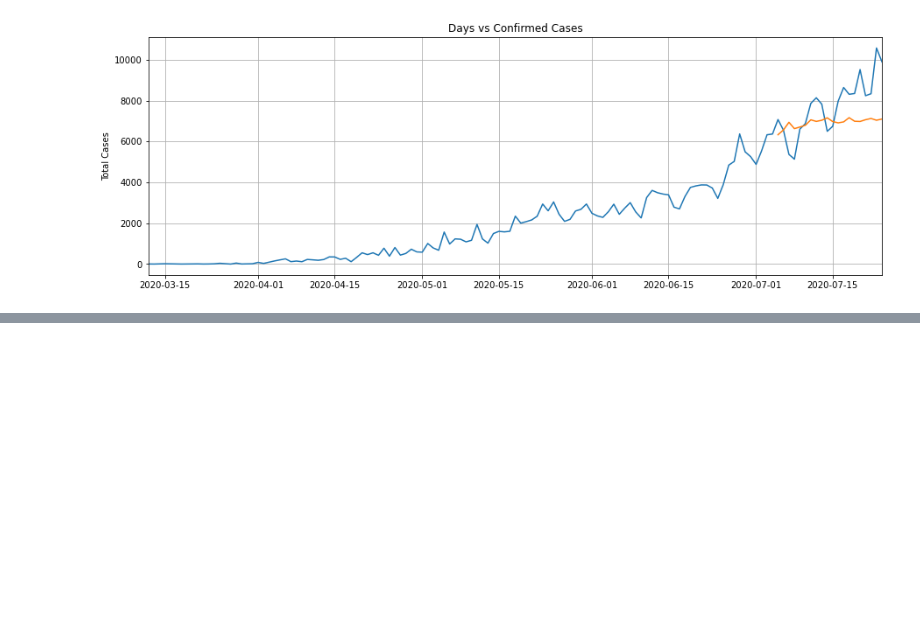
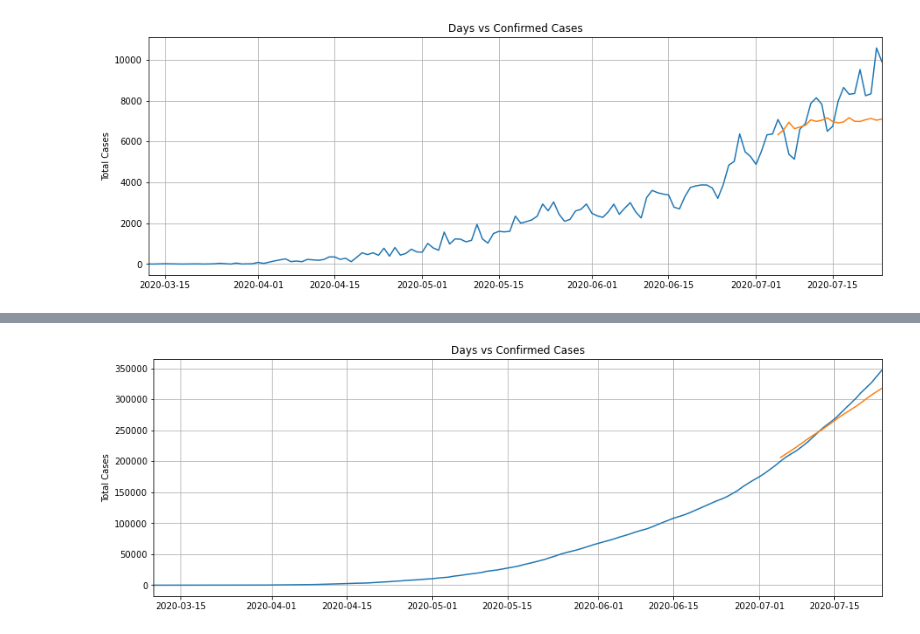
Before and after one commit to Thakur-Govind/C0VID19_Analysis_GT, a Jupyter notebook: Covid_19_India_Analysis_RNN.ipynb, the cells around one changed output, grey strips where cells are left out. Saved outputs shown, nothing was run; the diff lists cells and outputs as text; code cells hidden in the pictures; blank space fills up the shorter version.

```diff
--- a/Covid_19_India_Analysis_RNN.ipynb
+++ b/Covid_19_India_Analysis_RNN.ipynb
@@ -1646,0 +1658,5 @@ print(actual_predictions.shape)
+# %%
+for i in range(1,len(actual_predictions)):
+    actual_predictions[i][0] += actual_predictions[i-1][0]
+
+print(actual_predictions)
@@ -2657,6 +2694,6 @@ Got predictions, plotting:
 # %% [markdown]
 # Trying with d= d.diff()
 # %%
-d=d.diff()
+d1=d.diff()
 # %%
-d.dropna(inplace = True)
+d1.dropna(inplace = True)
@@ -2680,5 +2717,5 @@ d
 # %%
-all_data = d['Confirmed'].values.astype(float)
+all_data = d1['Confirmed'].values.astype(float)
 # %%
 print(all_data)
 # %% [output]
@@ -3045,0 +3149,3 @@ Got predictions, plotting:
+# %%
+train_with_paramsv2(200,250,0.001)
+# %% [output]
@@ -3045,0 +3172 @@ Got predictions, plotting:
+[figure, added]
```
Also changed, not shown: parts of 20 cells of this notebook.
